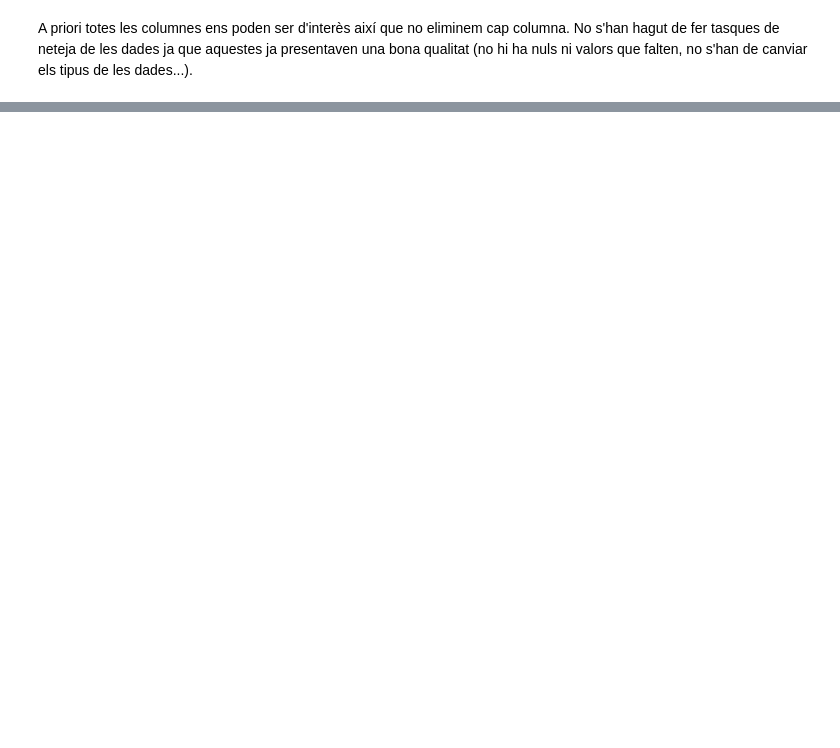
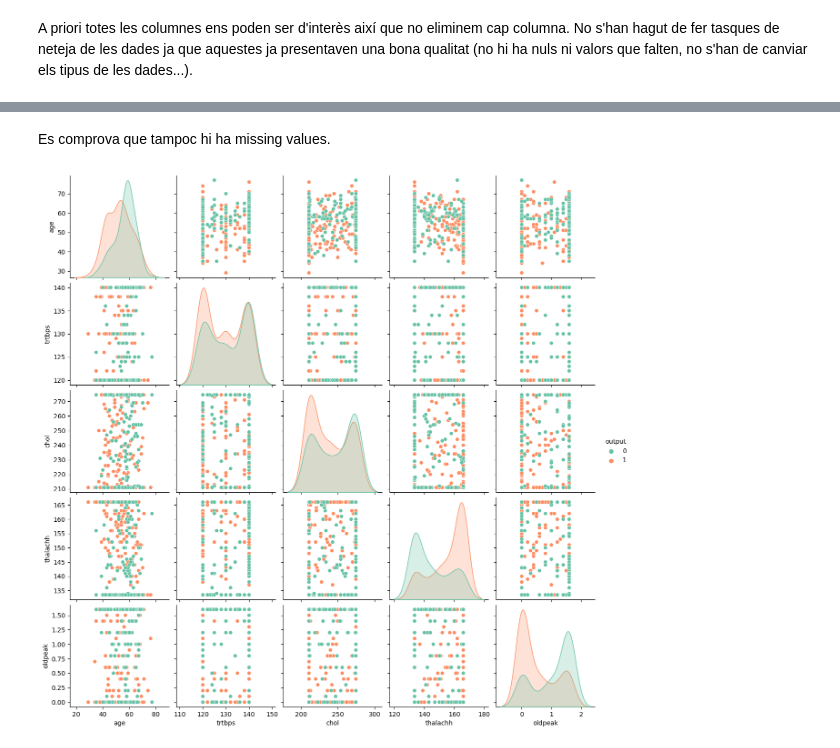
Before and after one commit to sercres/pra2_tipologia, a Jupyter notebook: code/pauconstans_screspia_PRA2.ipynb, the cells around one changed output, grey strips where cells are left out. Drawn from its saved outputs; the diff is of its cells as text; code cells hidden in the pictures; blank space fills up the shorter version.

```diff
--- a/code/pauconstans_screspia_PRA2.ipynb
+++ b/code/pauconstans_screspia_PRA2.ipynb
@@ -132,0 +131,4 @@ A priori totes les columnes ens poden ser d'interès així que no eliminem cap c
+# %%
+# Es divideixen els atributs entre els que són numèrics i categòrics
+cols_numerical = ['age', 'trtbps', 'chol', 'thalachh', 'oldpeak']
+cols_categorical = ['sex', 'cp', 'fbs', 'restecg', 'exng', 'slp', 'caa', 'thall', 'output']
@@ -132,0 +181,14 @@ A priori totes les columnes ens poden ser d'interès així que no eliminem cap c
+# %% [markdown]
+Es comprova que tampoc hi ha missing values.
+# %%
+## REPASSAR EL KDE ABANS I DESPRÉS DE TRACTAR ELS OUTLIERS, NO M'ACABA DE CONVÈNCER
+## LA IMPUTACIÓ PER Q1 I Q3. UNA VEGADA FET, ELIMINAR AQUESTA CEL·LA, PERÒ DEIXAR
+## cols_num_out = cols_numerical.copy() i cols_num_out.append('output')
+
+cols_num_out = cols_numerical.copy()
+cols_num_out.append('output')
+df_numeric = df.loc[:, cols_num_out]
+sns.pairplot(df_numeric, diag_kind = "kde", hue = "output", palette = "Set2")
+plt.show()
+# %% [output]
+[figure, added]
```
Also changed, not shown: parts of 34 cells of this notebook.
